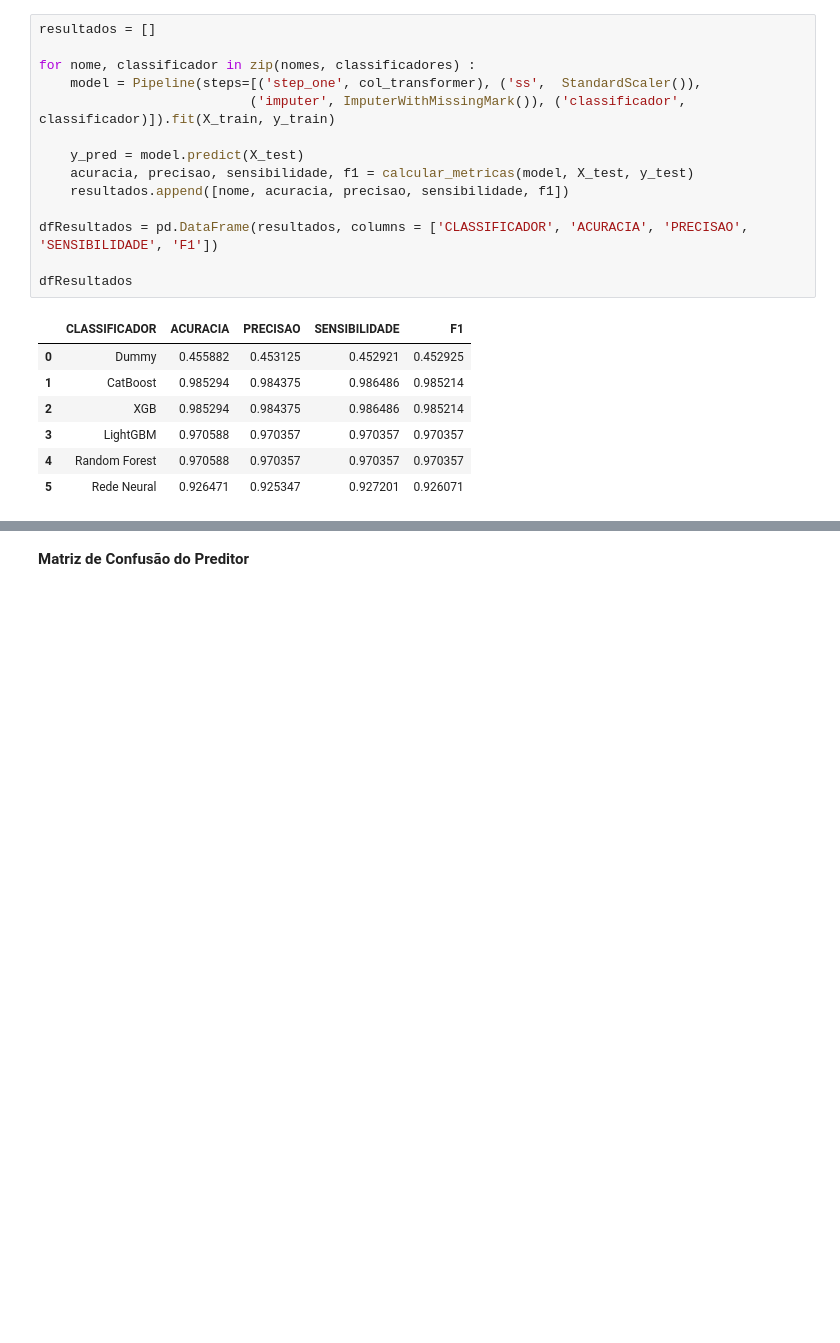
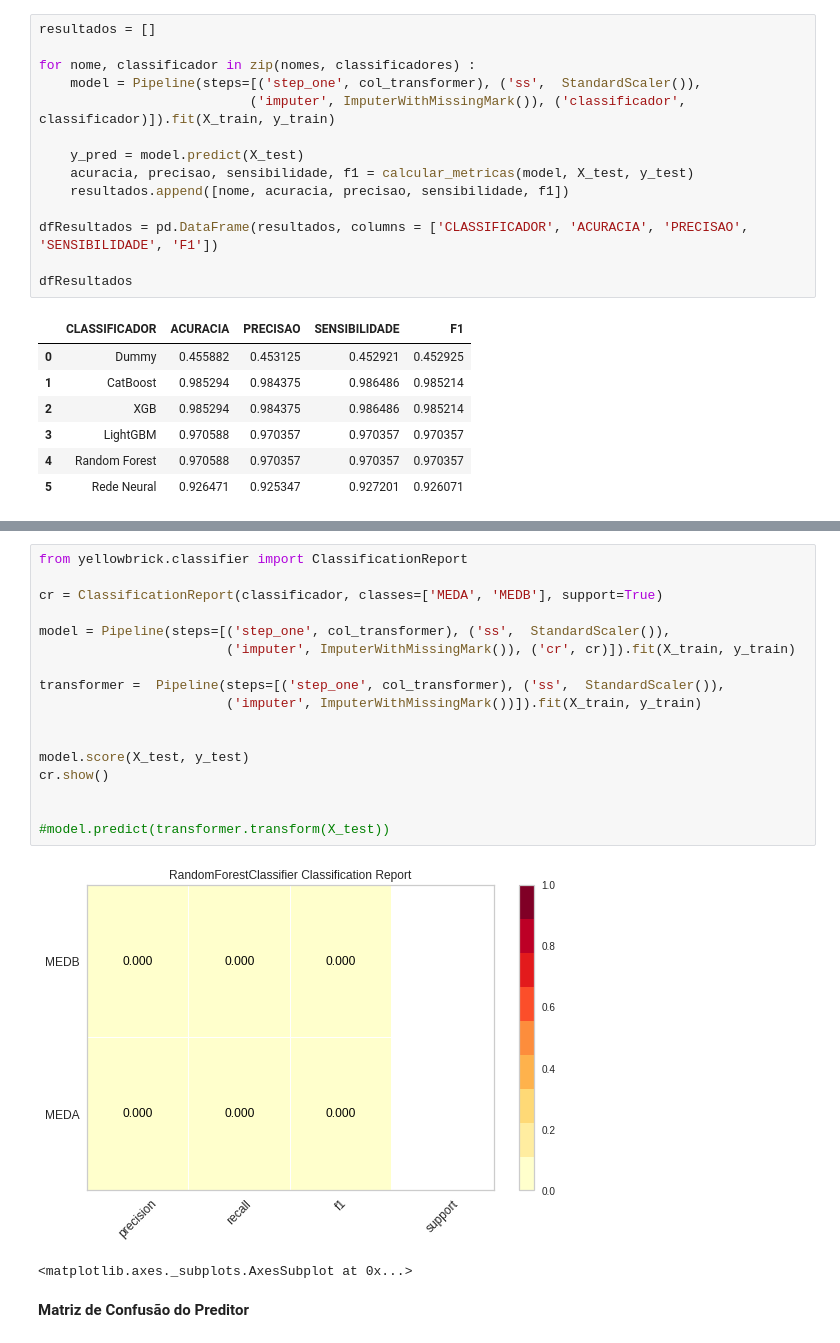
Before and after one commit to inf032/introducaoML, a Jupyter notebook: Farm03.Metricas.ipynb, the cells around one changed output, grey strips where cells are left out. Saved outputs shown, nothing was run; the diff lists cells and outputs as text; blank space fills up the shorter version.

```diff
--- a/Farm03.Metricas.ipynb
+++ b/Farm03.Metricas.ipynb
@@ -274,3 +275,23 @@ weighted avg       0.97      0.97      0.97        68
+# %%
+from yellowbrick.classifier import ClassificationReport
+
+cr = ClassificationReport(classificador, classes=['MEDA', 'MEDB'], support=True)
+
+model = Pipeline(steps=[('step_one', col_transformer), ('ss',  StandardScaler()),
+                        ('imputer', ImputerWithMissingMark()), ('cr', cr)]).fit(X_train, y_train)
+
+transformer =  Pipeline(steps=[('step_one', col_transformer), ('ss',  StandardScaler()),
+                        ('imputer', ImputerWithMissingMark())]).fit(X_train, y_train)
+
+
+model.score(X_test, y_test)
+cr.show()
+
+
+#model.predict(transformer.transform(X_test))
+# %% [output]
+[figure, added]
+<matplotlib.axes._subplots.AxesSubplot at 0x...>
 # %% [markdown]
 **Matriz de Confusão do Preditor**
 # %%
```
Also changed, not shown: parts of 4 cells of this notebook.
